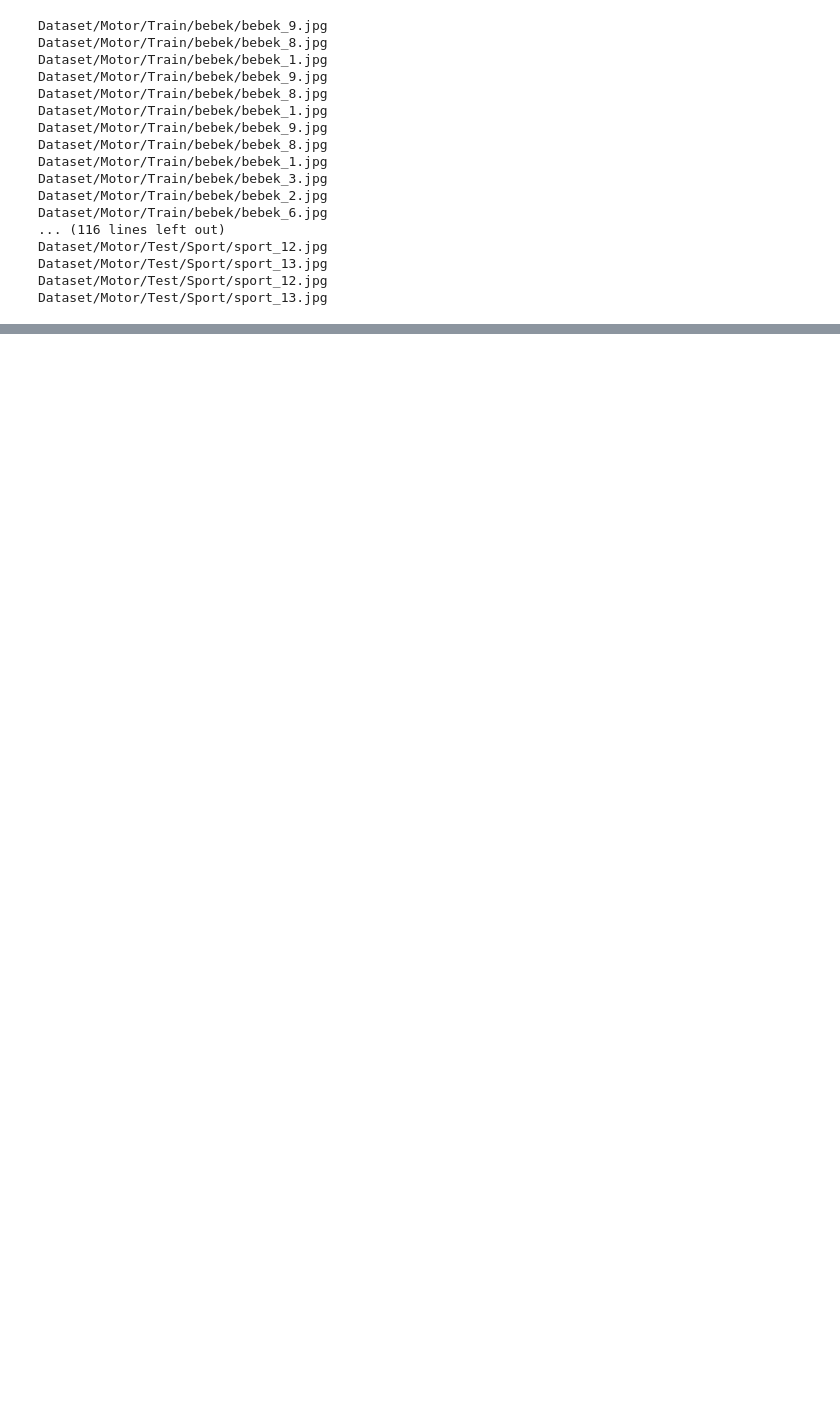
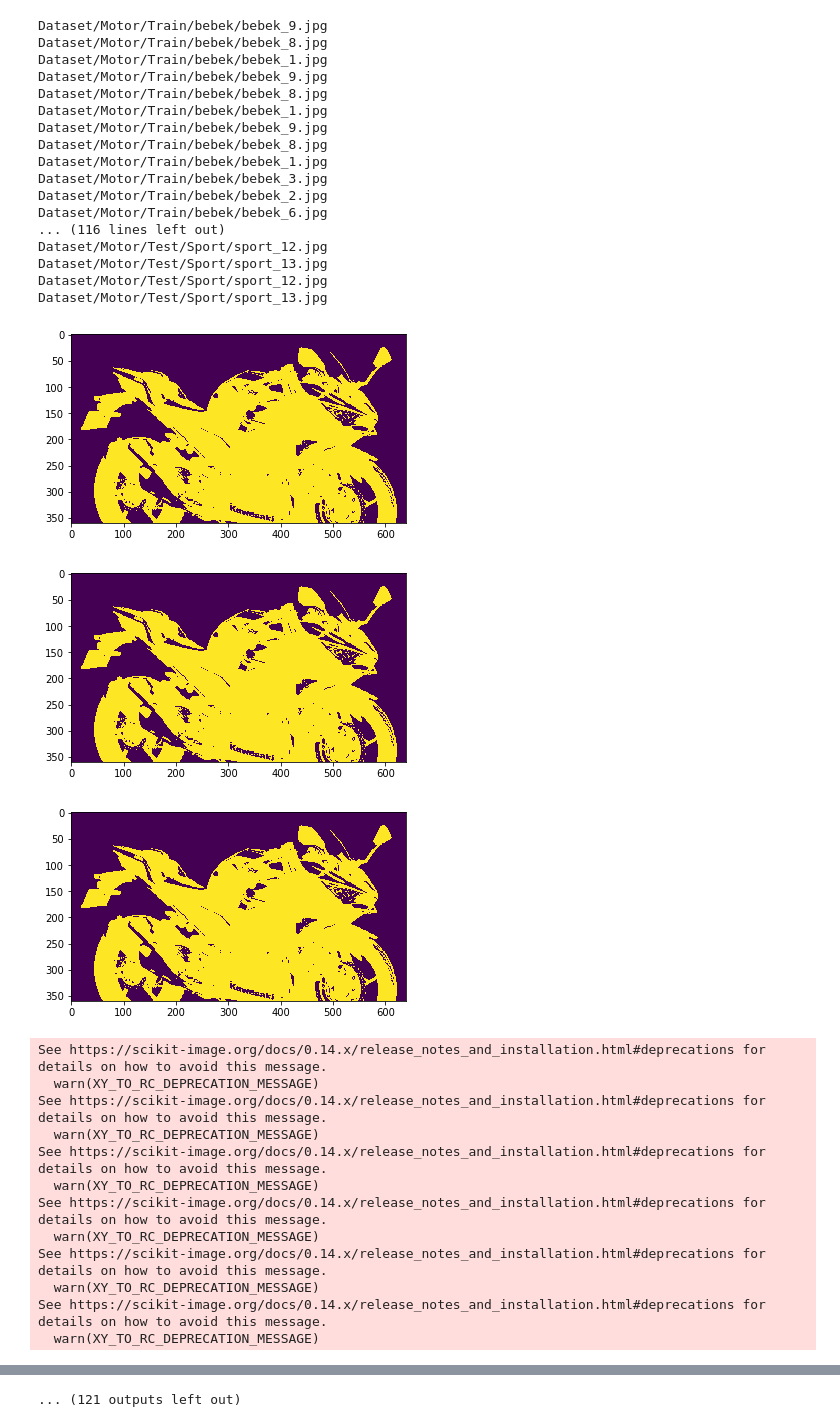
Before and after one commit to Irfanamrl/K2R-Pengcit, a Jupyter notebook: BackgroundRemoval.ipynb, the cells around one changed output, grey strips where cells are left out. Cells and saved outputs as stored; diff of their text form; code cells hidden in the pictures; blank space fills up the shorter version.

```diff
--- a/BackgroundRemoval.ipynb
+++ b/BackgroundRemoval.ipynb
@@ -145,39 +145,68 @@ Dataset/Motor/Test/Sport/sport_13.jpg
 from skimage import measure, io, img_as_bool
 import numpy as np
 import glob
+from cv2 import Sobel
 
-files = glob.glob("Dataset/Motor/Train/*-nb/*.jpg")
+files = glob.glob("Dataset/Motor/Train/*-i/*.jpg")
 train_shape_feature = np.zeros((30,7))
 for k in range(len(files)):
     BW1 = io.imread(files[k])
     G = util.img_as_ubyte(color.rgb2gray(BW1))
     T = filters.threshold_otsu(G)
     S = util.img_as_float(G < T)
+#     img = np.float32(BW1) / 255.0
+#     gx = cv2.Sobel(img, cv2.CV_32F, 1, 0, ksize=1)
+#     gy = cv2.Sobel(img, cv2.CV_32F, 0, 1, ksize=1)
+#     mag, angle = cv2.cartToPolar(gx, gy, angleInDegrees=True)
+    plt.imshow(S)
+    plt.show()
     sf = measure.regionprops(S.astype(int))
     shape_feature = [max(s.equivalent_diameter for s in sf),
     max(s.perimeter for s in sf),
     max(s.area for s in sf),
     max(s.filled_area for s in sf),
     max(s.convex_area for s in sf),
     max(s.eccentricity for s in sf),
-    max(s.orientation for s in sf)]
+    max(s.orientation for s in sf),]
     train_shape_feature[k,:] = shape_feature
 np.savetxt('train_shape_feature.csv', train_shape_feature, delimiter=',', fmt='%f')
 
-files = glob.glob("Dataset/Motor/Test/*-nb/*.jpg")
+files = glob.glob("Dataset/Motor/Test/*-i/*.jpg")
 test_shape_feature = np.zeros((14,7))
 for k in range(len(files)):
     BW1 = io.imread(files[k])
     G = util.img_as_ubyte(color.rgb2gray(BW1))
     T = filters.threshold_otsu(G)
     S = util.img_as_float(G < T)
+#     img = np.float32(BW1) / 255.0
+#     gx = cv2.Sobel(img, cv2.CV_32F, 1, 0, ksize=1)
+#     gy = cv2.Sobel(img, cv2.CV_32F, 0, 1, ksize=1)
+#     mag, angle = cv2.cartToPolar(gx, gy, angleInDegrees=True)
+    plt.imshow(S)
+    plt.show()
     sf = measure.regionprops(S.astype(int))
     shape_feature = [max(s.equivalent_diameter for s in sf),
     max(s.perimeter for s in sf),
     max(s.area for s in sf),
     max(s.filled_area for s in sf),
     max(s.convex_area for s in sf),
     max(s.eccentricity for s in sf),
     max(s.orientation for s in sf)]
     test_shape_feature[k,:] = shape_feature
 np.savetxt('test_shape_feature.csv', test_shape_feature, delimiter=',', fmt='%f')
+# %% [output]
+[figure, added]
+[figure, added]
+[figure, added]
+See https://scikit-image.org/docs/0.14.x/release_notes_and_installation.html#deprecations for details on how to avoid this message.
+  warn(XY_TO_RC_DEPRECATION_MESSAGE)
+See https://scikit-image.org/docs/0.14.x/release_notes_and_installation.html#deprecations for details on how to avoid this message.
+  warn(XY_TO_RC_DEPRECATION_MESSAGE)
+See https://scikit-image.org/docs/0.14.x/release_notes_and_installation.html#deprecations for details on how to avoid this message.
+  warn(XY_TO_RC_DEPRECATION_MESSAGE)
+See https://scikit-image.org/docs/0.14.x/release_notes_and_installation.html#deprecations for details on how to avoid this message.
+  warn(XY_TO_RC_DEPRECATION_MESSAGE)
+See https://scikit-image.org/docs/0.14.x/release_notes_and_installation.html#deprecations for details on how to avoid this message.
+  warn(XY_TO_RC_DEPRECATION_MESSAGE)
+See https://scikit-image.org/docs/0.14.x/release_notes_and_installation.html#deprecations for details on how to avoid this message.
+  warn(XY_TO_RC_DEPRECATION_MESSAGE)
@@ -183,0 +221 @@ np.savetxt('test_shape_feature.csv', test_shape_feature, delimiter=',', fmt='%f'
+... (121 outputs left out)
```
Also changed, not shown: parts of 3 cells of this notebook, 47 other files.
